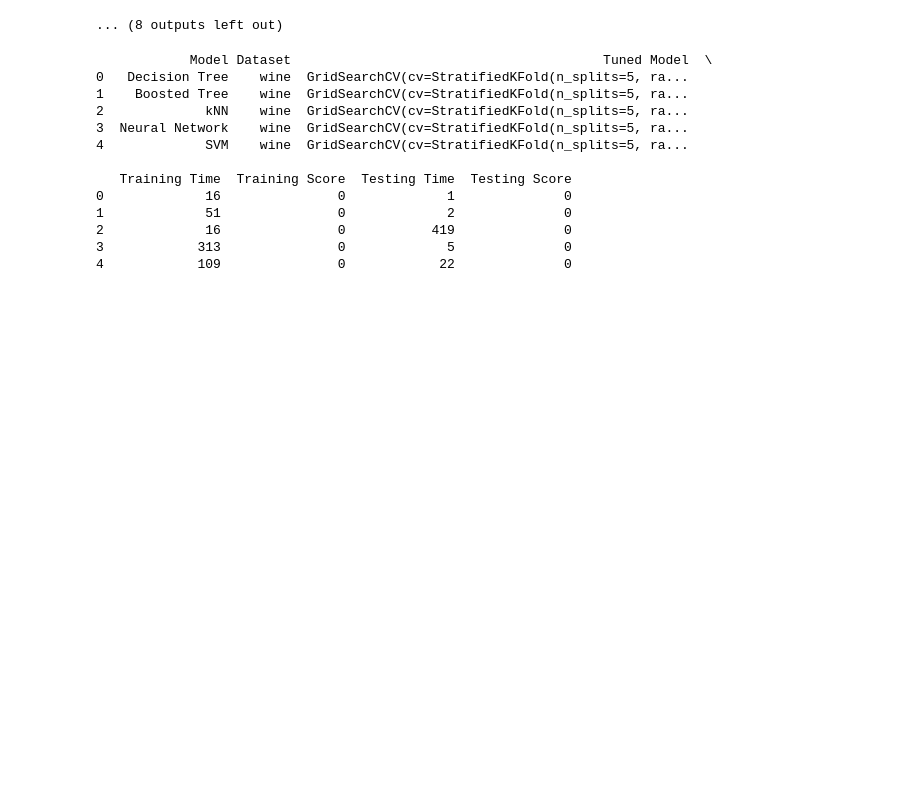
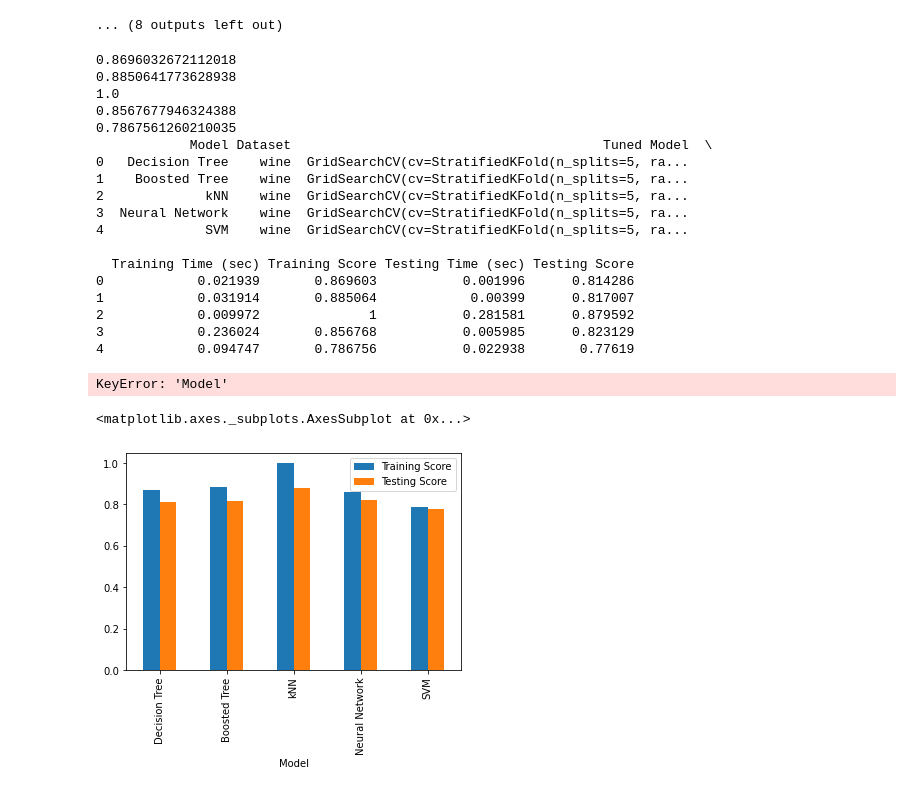
Before and after one commit to asif-rehan/CS7641-Machine-Learning, a Jupyter notebook: supervised_learning/src/Wine Quality.ipynb, the cells around one changed output. Saved outputs shown, nothing was run; the diff lists cells and outputs as text; code cells hidden in the pictures; blank space fills up the shorter version.

Commit message:
feat: charts for comp. add data2

```diff
--- a/supervised_learning/src/Wine Quality.ipynb
+++ b/supervised_learning/src/Wine Quality.ipynb
@@ -1103,28 +1103,39 @@ def get_dataset2():
     y2 = None
     return X2, y2
 
+
 def test_score(result_df, X_train, y_train, X_test, y_test):
-    result_df['Training Time'] = 0
-    result_df['Training Score'] = 0
-    result_df['Testing Time'] = 0
-    result_df['Testing Score'] = 0
+    result_df['Training Time (sec)'] = ""
+    result_df['Training Score'] = ""
+    result_df['Testing Time (sec)'] = ""
+    result_df['Testing Score'] = ""
 
     for index, row in result_df.iterrows():
-        pipe = row['Tuned Model'].best_estimator_
+        tuned_model = row['Tuned Model'].best_estimator_
         start = datetime.datetime.now()
-        pipe.fit(X_train, y_train)
+        tuned_model.fit(X_train, y_train)
         end = datetime.datetime.now()
-        training_time = (end - start).microseconds / 1000          #1
-        result_df.at[index, 'Training Time'] = training_time
-        result_df.at[index, 'Training Score'] = pipe.score(X_train, y_train)        #2
+        training_time = (end - start).microseconds / (1000*1000)          #1
+        result_df.at[index, 'Training Time (sec)'] = training_time
+        training_score = tuned_model.score(X_train, y_train)
+        print(training_score)
+        result_df.at[index, 'Training Score'] = training_score        #2
 
         start = datetime.datetime.now()
-        result_df.at[index, 'Training Score'] = pipe.score(X_test, y_test)            #3
+        test_score = tuned_model.score(X_test, y_test)
+        #print(test_score)
+        result_df.at[index, 'Testing Score'] = test_score            #3
         end = datetime.datetime.now()
-        testing_time = (end - start).microseconds / 1000               #4
-        result_df.at[index, 'Testing Time'] = testing_time
+        testing_time = (end - start).microseconds / (1000*1000)               #4
+        result_df.at[index, 'Testing Time (sec)'] = testing_time
+
     print(result_df)
+
     #now make some plots
+    result_df_wine.set_index('Model', inplace=True)
+    result_df_wine[['Training Score', 'Testing Score']].plot(kind='bar')
+    result_df_wine[['Training Time (sec)', 'Testing Time (sec)']].plot(kind='bar')
+    return result_df
 
 def main(verbose=True, warm_start=False):
 
@@ -1224,7 +1235,7 @@ def main(verbose=True, warm_start=False):
     #result_df_2 = pd.DataFrame(result_data_2, columns=['Model', 'Dataset', 'Tuned Model'])
     test_score(result_df_wine, X_train1, y_train1, X_test1, y_test1)
     #test_score(result_df_2, X_train2, y_train2, X_test2, y_test2)
-
+    return result_df_wine#, result_df_2
 
 
 def generate_learning_curves(tuned_model_1, tuned_model_2, X_train1, y_train1, X_train2, y_train2):
@@ -1276,8 +1287,13 @@ weighted avg       0.88      0.89      0.88      3428
 [figure]
 ... (8 outputs left out)
 # %%
-main(verbose=False, warm_start=True)
+result_df_wine = main(verbose=False, warm_start=True)
 # %% [output]
+0.8696032672112018
+0.8850641773628938
+1.0
+0.8567677946324388
+0.7867561260210035
             Model Dataset                                        Tuned Model  \
 0   Decision Tree    wine  GridSearchCV(cv=StratifiedKFold(n_splits=5, ra...
 1    Boosted Tree    wine  GridSearchCV(cv=StratifiedKFold(n_splits=5, ra...
@@ -1285,9 +1301,16 @@ main(verbose=False, warm_start=True)
 3  Neural Network    wine  GridSearchCV(cv=StratifiedKFold(n_splits=5, ra...
 4             SVM    wine  GridSearchCV(cv=StratifiedKFold(n_splits=5, ra...
 
-   Training Time  Training Score  Testing Time  Testing Score
-0             16               0             1              0
-1             51               0             2              0
-2             16               0           419              0
-3            313               0             5              0
-4            109               0            22              0
+  Training Time (sec) Training Score Testing Time (sec) Testing Score
+0            0.021939       0.869603           0.001996      0.814286
+1            0.031914       0.885064            0.00399      0.817007
+2            0.009972              1           0.281581      0.879592
+3            0.236024       0.856768           0.005985      0.823129
+4            0.094747       0.786756           0.022938       0.77619
+KeyError: 'Model'
+# %%
+result_df_wine.set_index('Model', inplace=True)
+result_df_wine[['Training Score', 'Testing Score']].plot(kind='bar')
+# %% [output]
+<matplotlib.axes._subplots.AxesSubplot at 0x...>
+[figure, added]
```
Also changed, not shown: 1 other file.
